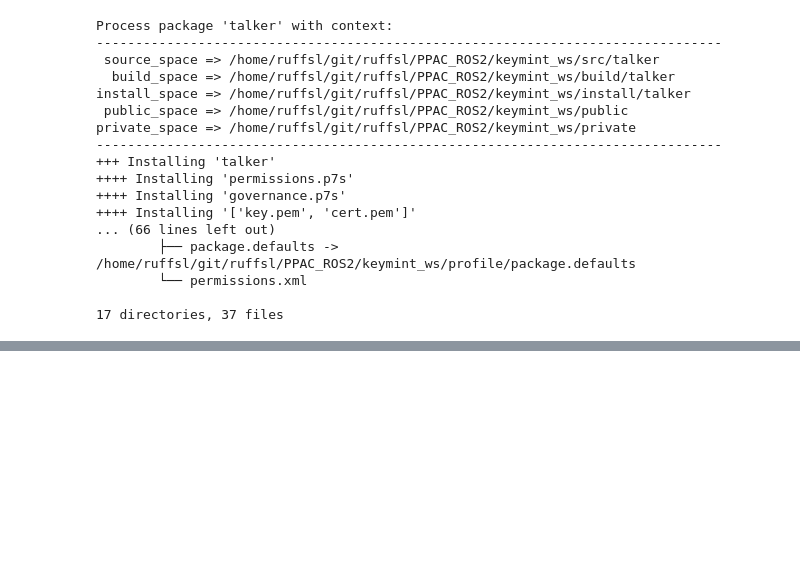
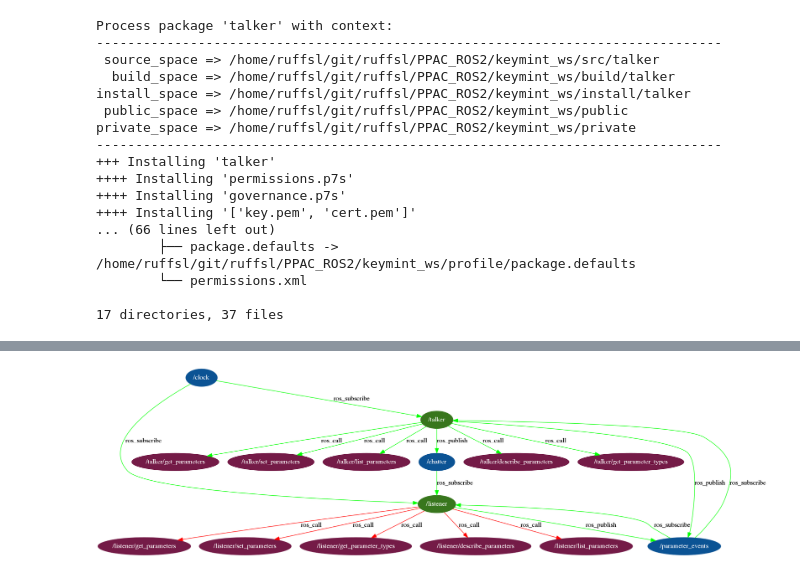
Before and after one commit to ruffsl/PPAC_ROS2, a Jupyter notebook: create_profile_from_discovery.ipynb, the cells around one changed output, grey strips where cells are left out. Saved outputs shown, nothing was run; the diff lists cells and outputs as text; code cells hidden in the pictures; blank space fills up the shorter version.

```diff
--- a/create_profile_from_discovery.ipynb
+++ b/create_profile_from_discovery.ipynb
@@ -358,0 +416,12 @@ private_space => /home/ruffsl/git/ruffsl/PPAC_ROS2/keymint_ws/private
+# %%
+L_tp_edges = L_tp.edges(keys=True)
+G_s_edges = G_s.edges(keys=True)
+# %%
+intersec_of_G_s_in_L_tp = L_tp.copy()
+for edge in L_tp_edges:
+    if edge not in G_s_edges:
+        intersec_of_G_s_in_L_tp.remove_edge(*edge)
+
+plot_graph_figure(intersec_of_G_s_in_L_tp, 'figs/intersec_of_G_s_in_L_tp')
+# %% [output]
+[figure, added]
```
Also changed, not shown: parts of 17 cells of this notebook.
